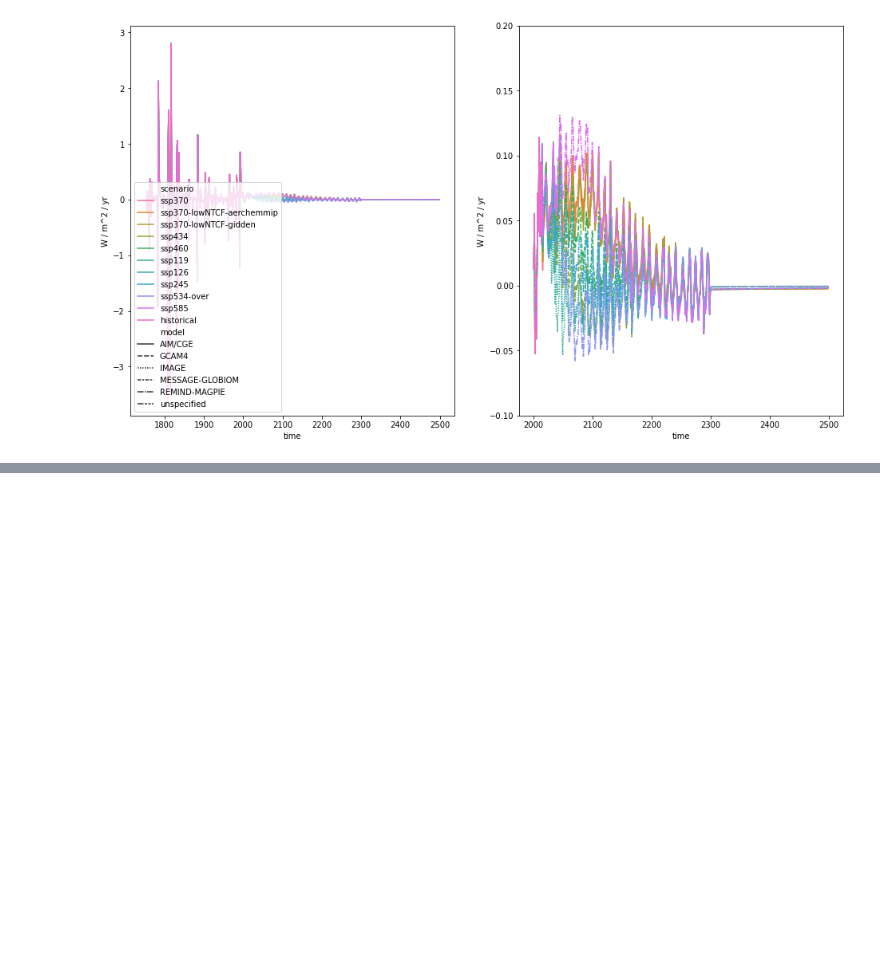
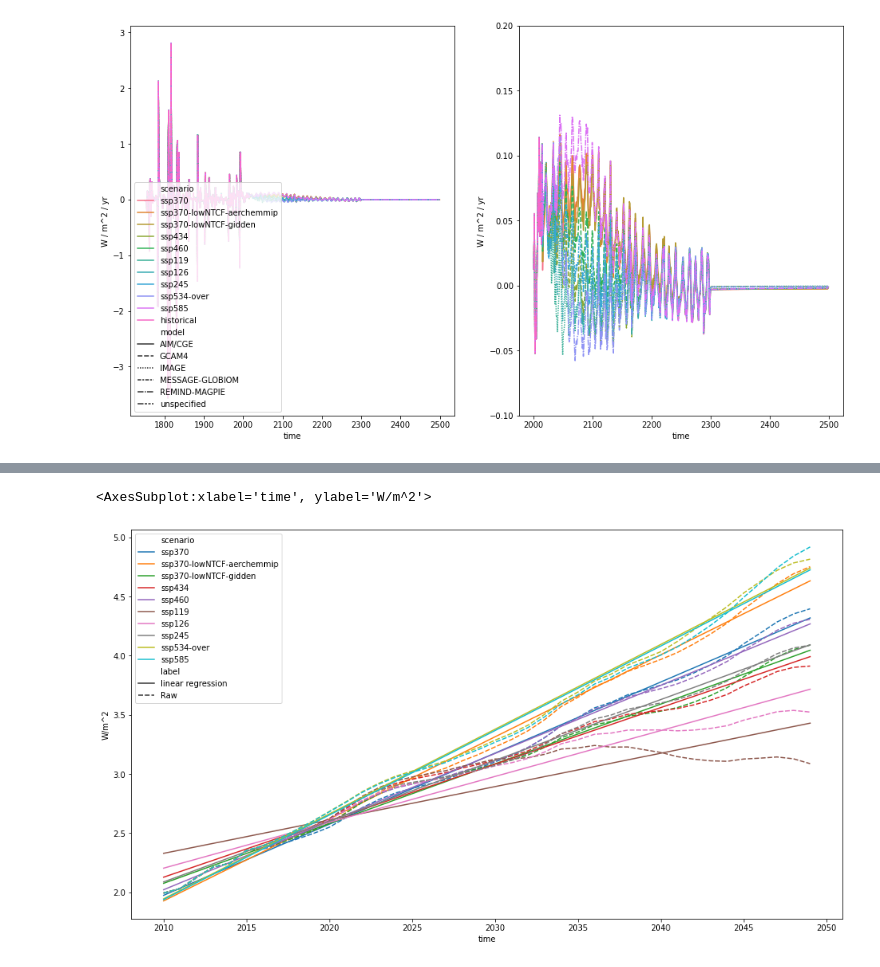
Before and after one commit to openscm/scmdata, a Jupyter notebook: notebooks/ops.ipynb, the cells around one changed output, grey strips where cells are left out. Cells and saved outputs as stored; diff of their text form; code cells hidden in the pictures; blank space fills up the shorter version.

```diff
--- a/notebooks/ops.ipynb
+++ b/notebooks/ops.ipynb
@@ -303,0 +407,7 @@ axes[1].set_ylim([-0.1, 0.2])
+# %%
+# NBVAL_IGNORE_OUTPUT
+fig, axes = plt.subplots(figsize=(16, 9))
+pdf.lineplot(ax=axes, style="label")
+# %% [output]
+<AxesSubplot:xlabel='time', ylabel='W/m^2'>
+[figure, added]
```
Also changed, not shown: parts of 16 cells of this notebook.
